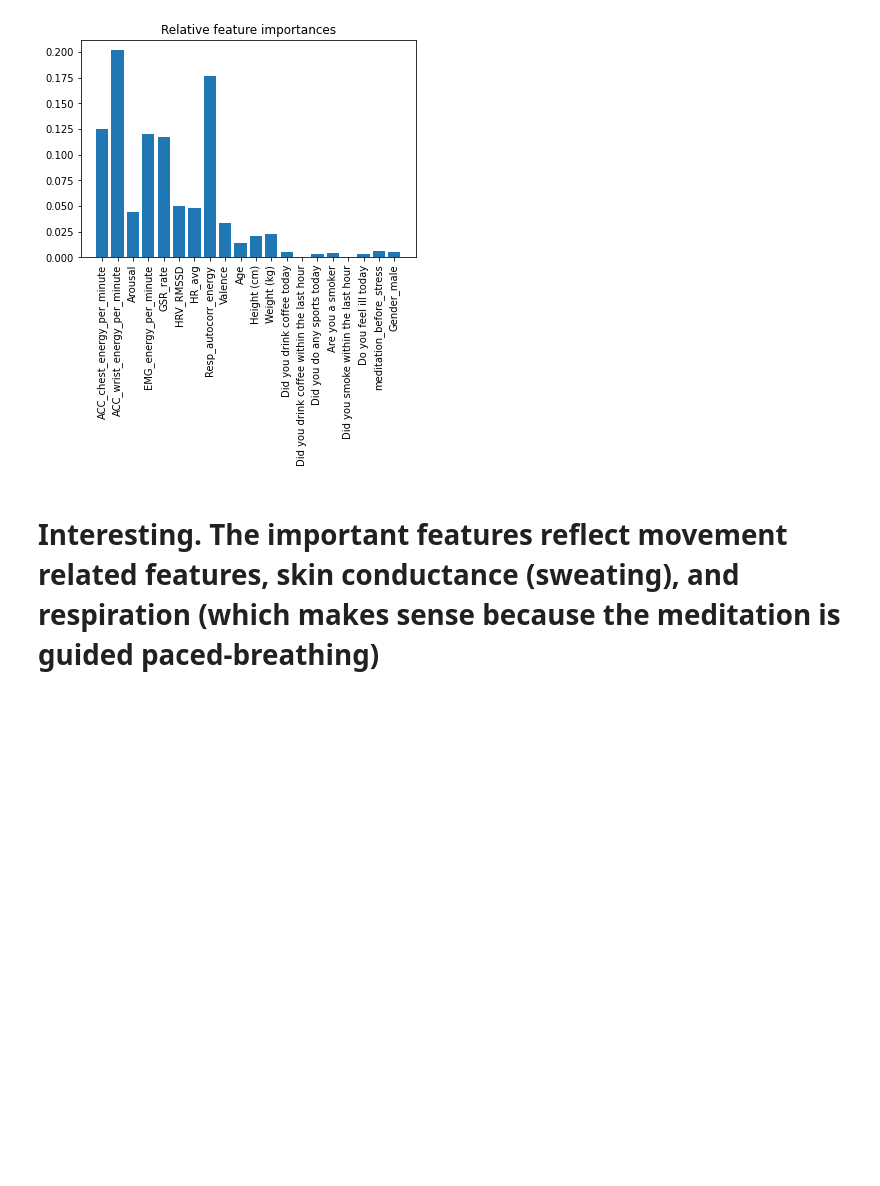
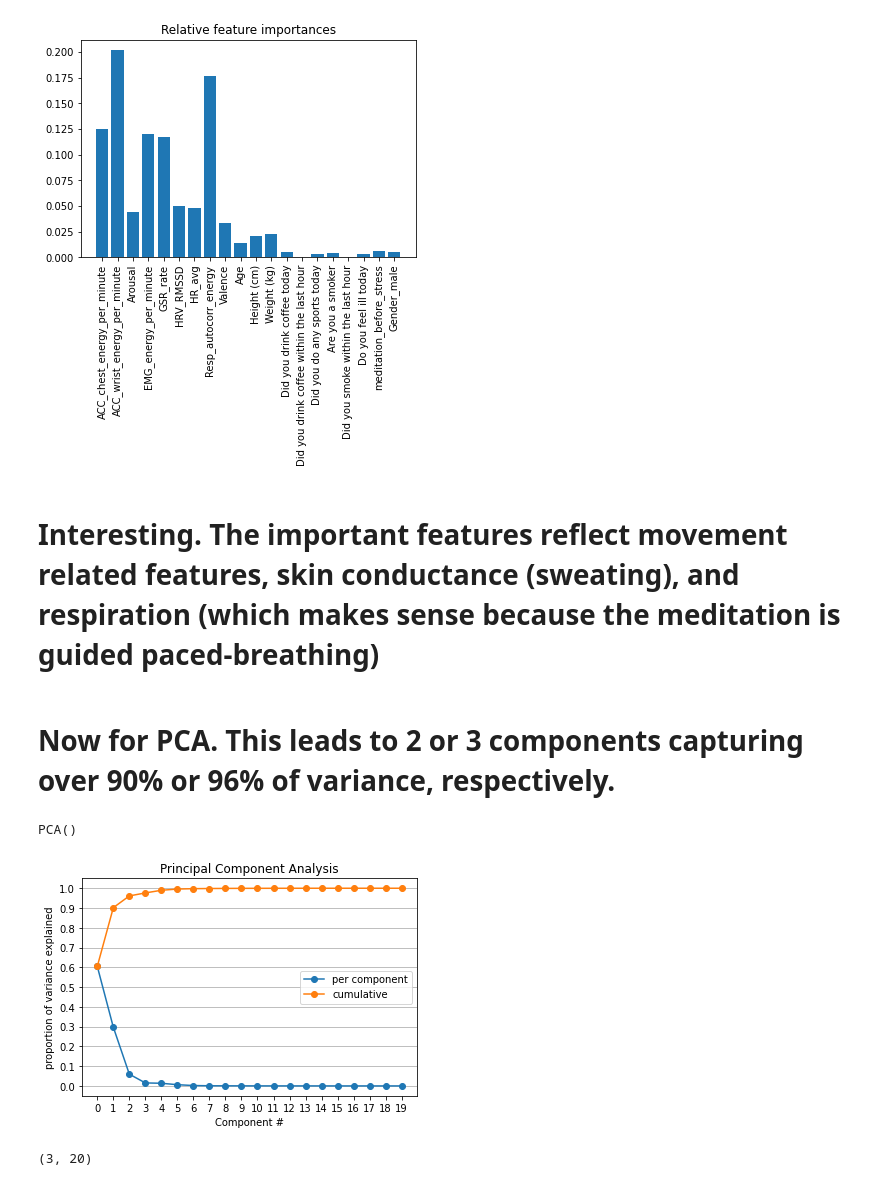
Before and after one commit to WalterPiTheScienceGuy/Springboard_Capstone2, a Jupyter notebook: Capstone2/notebooks/Capstone2-PreProcessing.ipynb, the cells around one changed output. Drawn from its saved outputs; the diff is of its cells as text; code cells hidden in the pictures; blank space fills up the shorter version.

```diff
--- a/Capstone2/notebooks/Capstone2-PreProcessing.ipynb
+++ b/Capstone2/notebooks/Capstone2-PreProcessing.ipynb
@@ -369,3 +369,29 @@ plt.show()
 [figure]
 # %% [markdown]
 # Interesting. The important features reflect movement related features, skin conductance (sweating), and respiration (which makes sense because the meditation is guided paced-breathing)
+# %% [markdown]
+# Now for PCA. This leads to 2 or 3 components capturing over 90% or 96% of variance, respectively.
+# %%
+from sklearn.decomposition import PCA
+pca = PCA()
+pca.fit(X_train)
+# %% [output]
+PCA()
+# %%
+plt.plot(range(len(pca.explained_variance_ratio_)), pca.explained_variance_ratio_, marker='o', label='per component')
+
+plt.plot(range(len(pca.explained_variance_ratio_)), np.cumsum(pca.explained_variance_ratio_), marker='o', label='cumulative')
+plt.xlabel('Component #')
+plt.ylabel('proportion of variance explained')
+plt.legend(loc='center right')
+plt.yticks(np.arange(0, 1.1, 0.1))
+plt.xticks(range(len(pca.explained_variance_ratio_)))
+plt.grid(axis='y')
+plt.title('Principal Component Analysis')
+plt.show()
+# %% [output]
+[figure, added]
+# %%
+print(pca.components_[:3, :].shape)
+# %% [output]
+(3, 20)
```
Also changed, not shown: parts of 39 cells of this notebook.
